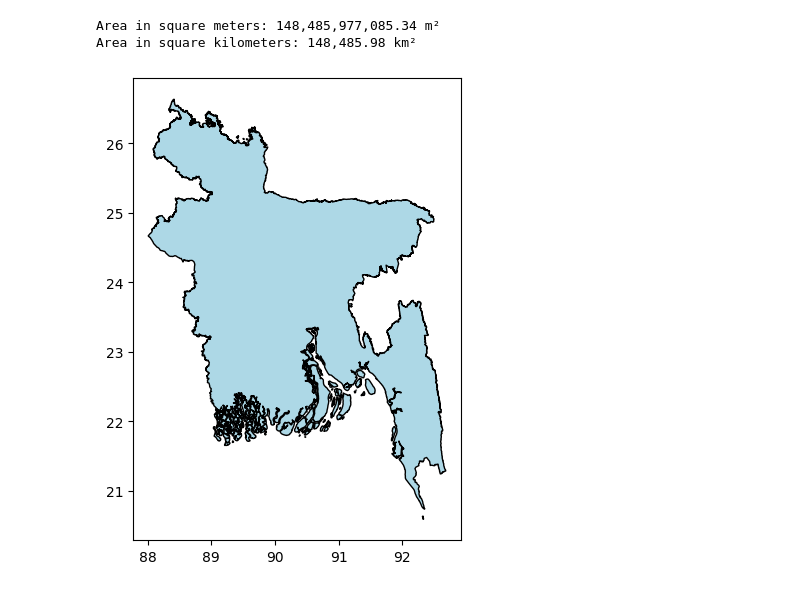
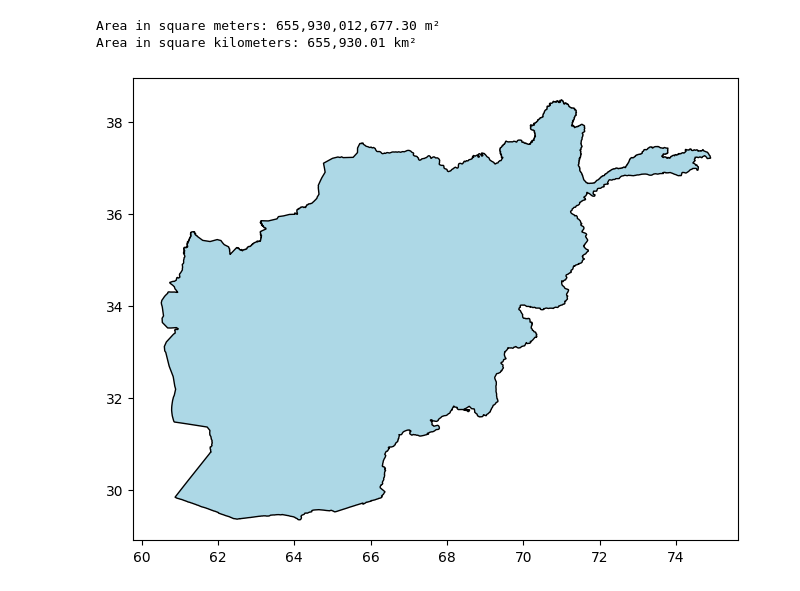
Before and after one commit to rishabh-mondal/brick_kilns_neurips_2025, a Jupyter notebook: notebooks/sentinel_for_airshed.ipynb, the cells around one changed output. Drawn from its saved outputs; the diff is of its cells as text; code cells hidden in the pictures.

```diff
--- a/notebooks/sentinel_for_airshed.ipynb
+++ b/notebooks/sentinel_for_airshed.ipynb
@@ -18,24 +18,24 @@ import ee
 import requests
 from tqdm import tqdm
 # %%
-region="bangladesh"
+region="afghanistan"
 save_path=f"/home/rishabh.mondal/Brick-Kilns-project/ijcai_2025_kilns/raw_data/setinel_tiles/{region}"
 os.makedirs(save_path, exist_ok=True)
 data_path = f"/home/rishabh.mondal/Brick-Kilns-project/ijcai_2025_kilns/regions/shapes/{region}.geojson"
 
 gdf=gpd.read_file(data_path)
 # print(gdf.head())
 fig, ax = plt.subplots(figsize=(10, 6))
 gdf.plot(ax=ax, color='lightblue', edgecolor='black')
 gdf_projected = gdf.to_crs(epsg=32643)
 gdf['area_m2'] = gdf_projected.area
 gdf['area_km2'] = gdf['area_m2'] / (1000**2)
 print(f"Area in square meters: {gdf['area_m2'].iloc[0]:,.2f} m²")
 print(f"Area in square kilometers: {gdf['area_km2'].iloc[0]:,.2f} km²")
 # %% [output]
-Area in square meters: 148,485,977,085.34 m²
-Area in square kilometers: 148,485.98 km²
+Area in square meters: 655,930,012,677.30 m²
+Area in square kilometers: 655,930.01 km²
-[figure, old version]
+[figure, new version]
 # %%
 
 
```
Also changed, not shown: parts of 5 cells of this notebook, 17 other files.
